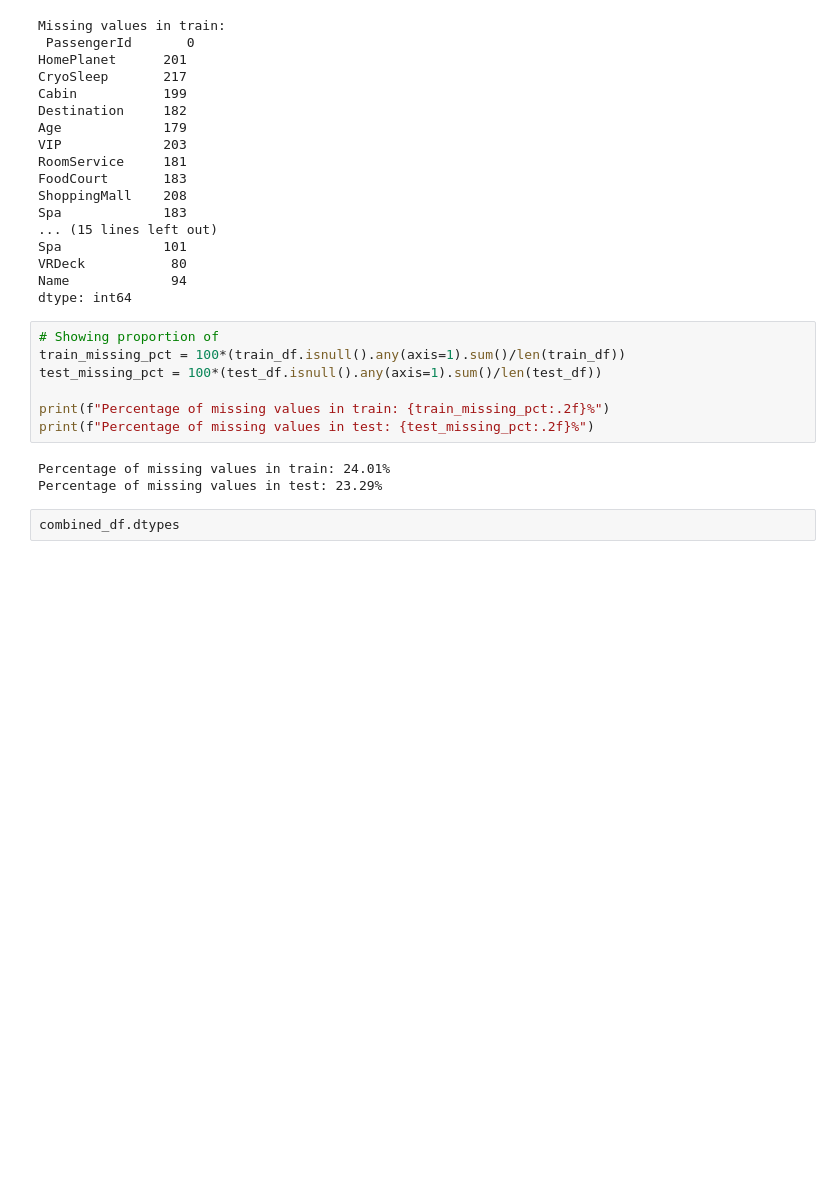
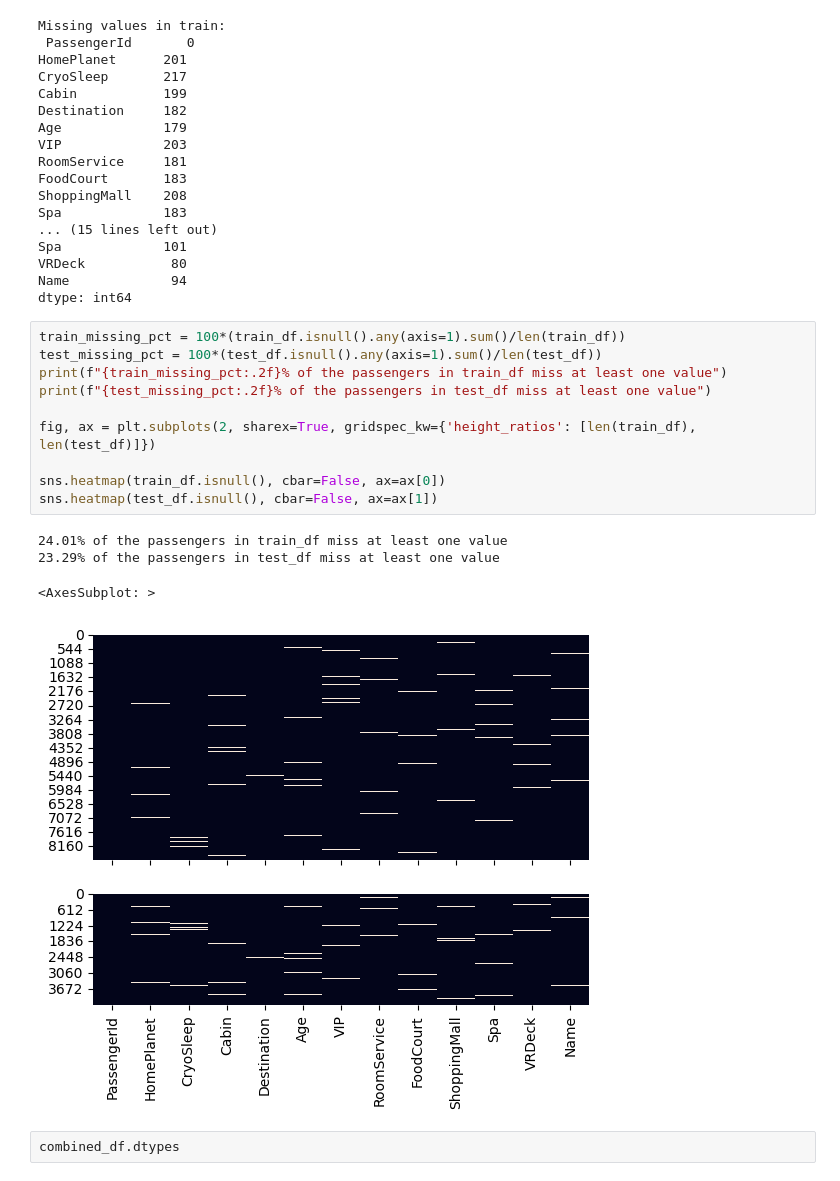
Before and after one commit to luukvanroessel/ML, a Jupyter notebook: practice/spaceship_titanic/spaceship_titanic_example.ipynb, the cells around one changed output. Cells and saved outputs as stored; diff of their text form; blank space fills up the shorter version.

```diff
--- a/practice/spaceship_titanic/spaceship_titanic_example.ipynb
+++ b/practice/spaceship_titanic/spaceship_titanic_example.ipynb
@@ -70,16 +70,21 @@ Spa             101
 VRDeck           80
 Name             94
 dtype: int64
-# %%
-# Showing proportion of
-train_missing_pct = 100*(train_df.isnull().any(axis=1).sum()/len(train_df))
-test_missing_pct = 100*(test_df.isnull().any(axis=1).sum()/len(test_df))
-
-print(f"Percentage of missing values in train: {train_missing_pct:.2f}%")
-print(f"Percentage of missing values in test: {test_missing_pct:.2f}%")
-# %% [output]
-Percentage of missing values in train: 24.01%
-Percentage of missing values in test: 23.29%
+# %%
+train_missing_pct = 100*(train_df.isnull().any(axis=1).sum()/len(train_df))
+test_missing_pct = 100*(test_df.isnull().any(axis=1).sum()/len(test_df))
+print(f"{train_missing_pct:.2f}% of the passengers in train_df miss at least one value")
+print(f"{test_missing_pct:.2f}% of the passengers in test_df miss at least one value")
+
+fig, ax = plt.subplots(2, sharex=True, gridspec_kw={'height_ratios': [len(train_df), len(test_df)]})
+
+sns.heatmap(train_df.isnull(), cbar=False, ax=ax[0])
+sns.heatmap(test_df.isnull(), cbar=False, ax=ax[1])
+# %% [output]
+24.01% of the passengers in train_df miss at least one value
+23.29% of the passengers in test_df miss at least one value
+<AxesSubplot: >
+[figure, added]
 # %%
 combined_df.dtypes
 # %% [output]
```
Also changed, not shown: parts of 9 cells of this notebook.
